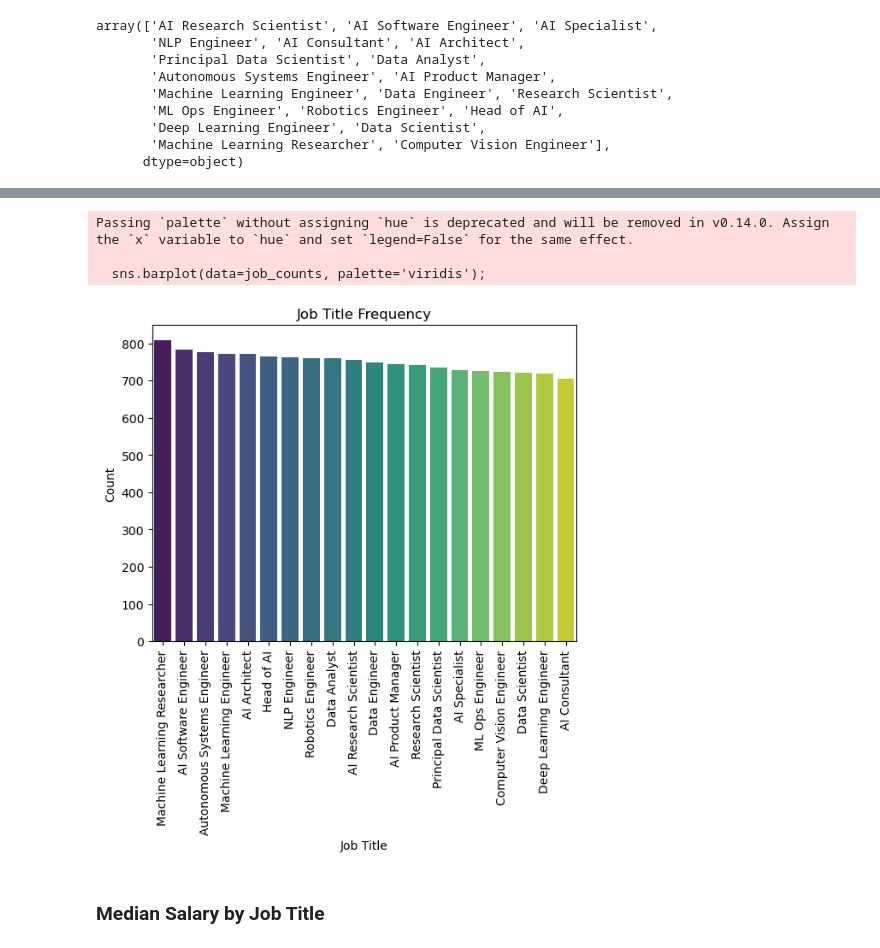
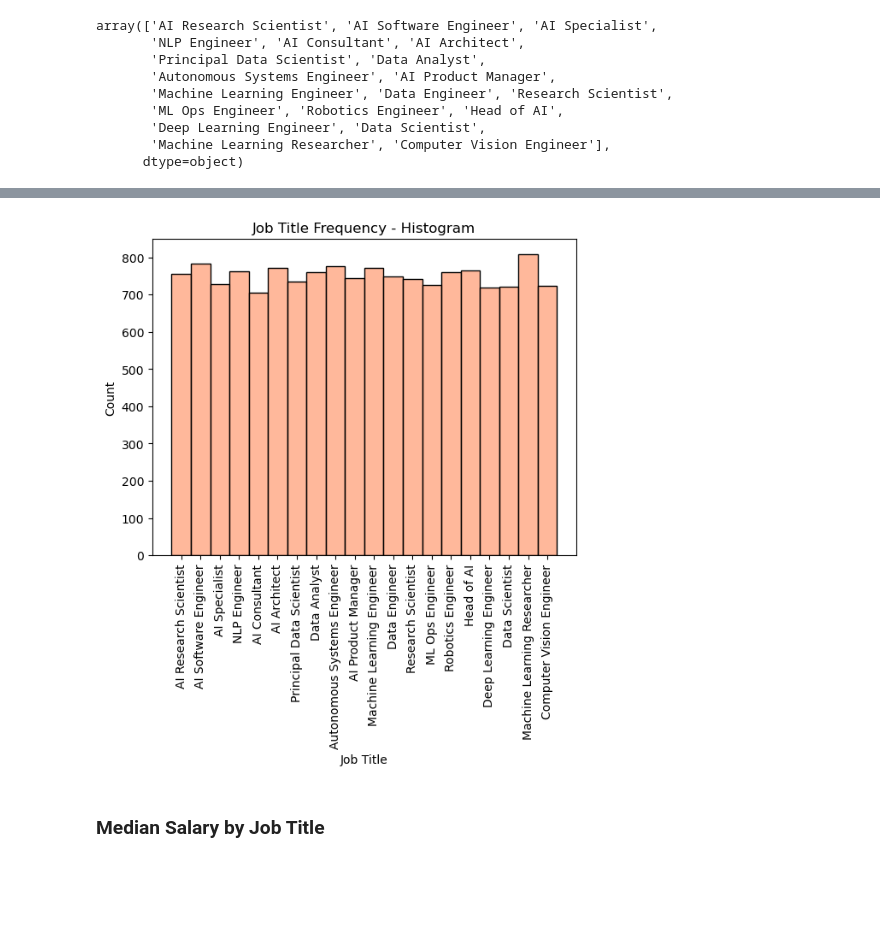
Before and after one commit to pawelsiurek/AI-Market-EDA, a Jupyter notebook: notebooks/EDA.ipynb, the cells around one changed output, grey strips where cells are left out. Saved outputs shown, nothing was run; the diff lists cells and outputs as text; code cells hidden in the pictures; blank space fills up the shorter version.

Commit message:
Fixed job titles frequency histogram

```diff
--- a/notebooks/EDA.ipynb
+++ b/notebooks/EDA.ipynb
@@ -186,17 +198,13 @@ plt.show()
 # %%
-# same thing using Seaborn
 import seaborn as sns
 
-plt.title('Job Title Frequency')
+plt.title('Job Title Frequency - Histogram')
 plt.xlabel("Job Title")
 plt.ylabel("Count")
 plt.xticks(rotation=90)
-sns.barplot(data=job_counts, palette='viridis');
+sns.histplot(data=df, x='job_title', kde=False, color='lightsalmon');
 # %% [output]
-Passing `palette` without assigning `hue` is deprecated and will be removed in v0.14.0. Assign the `x` variable to `hue` and set `legend=False` for the same effect.
-
-  sns.barplot(data=job_counts, palette='viridis');
-[figure, old version]
+[figure, new version]
 # %% [markdown]
 ### Median Salary by Job Title
 # %%
```
Also changed, not shown: parts of 7 cells of this notebook.
